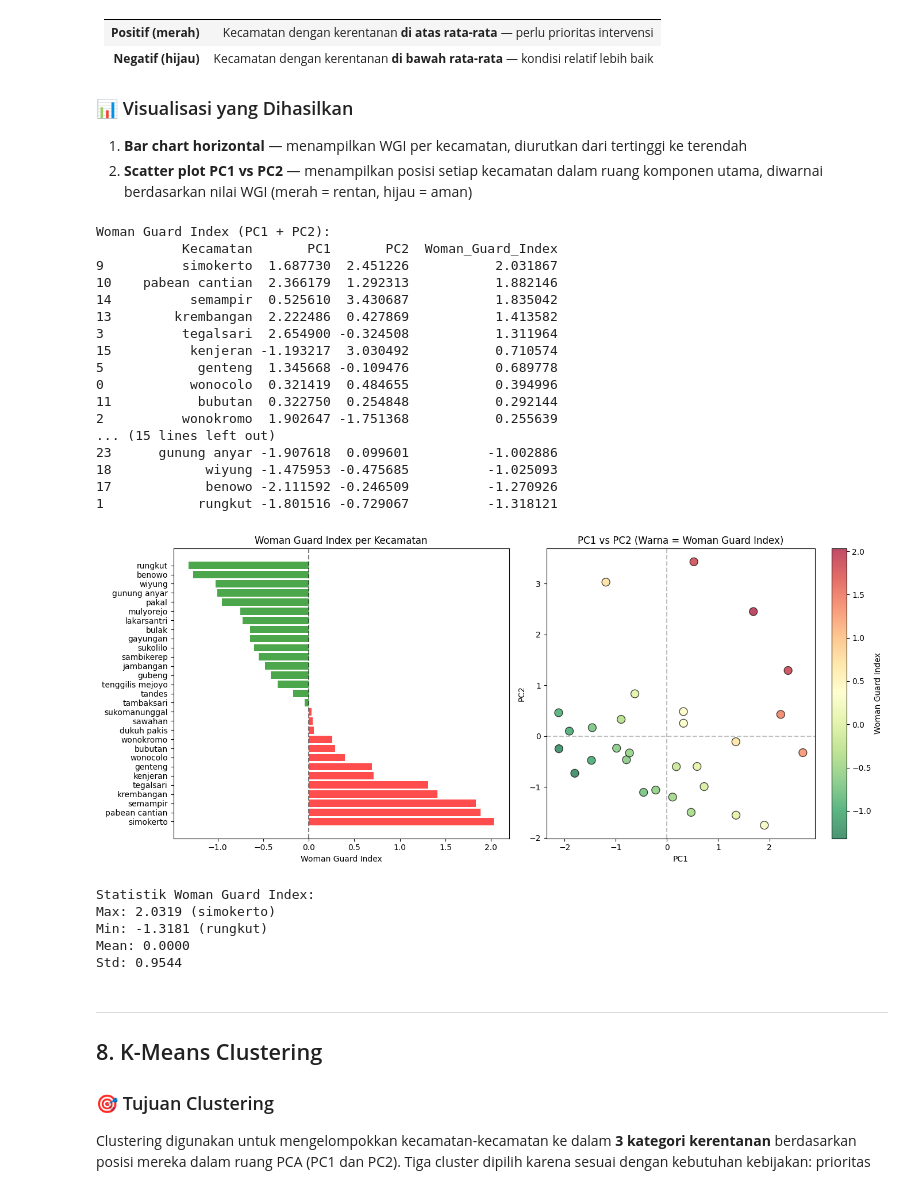
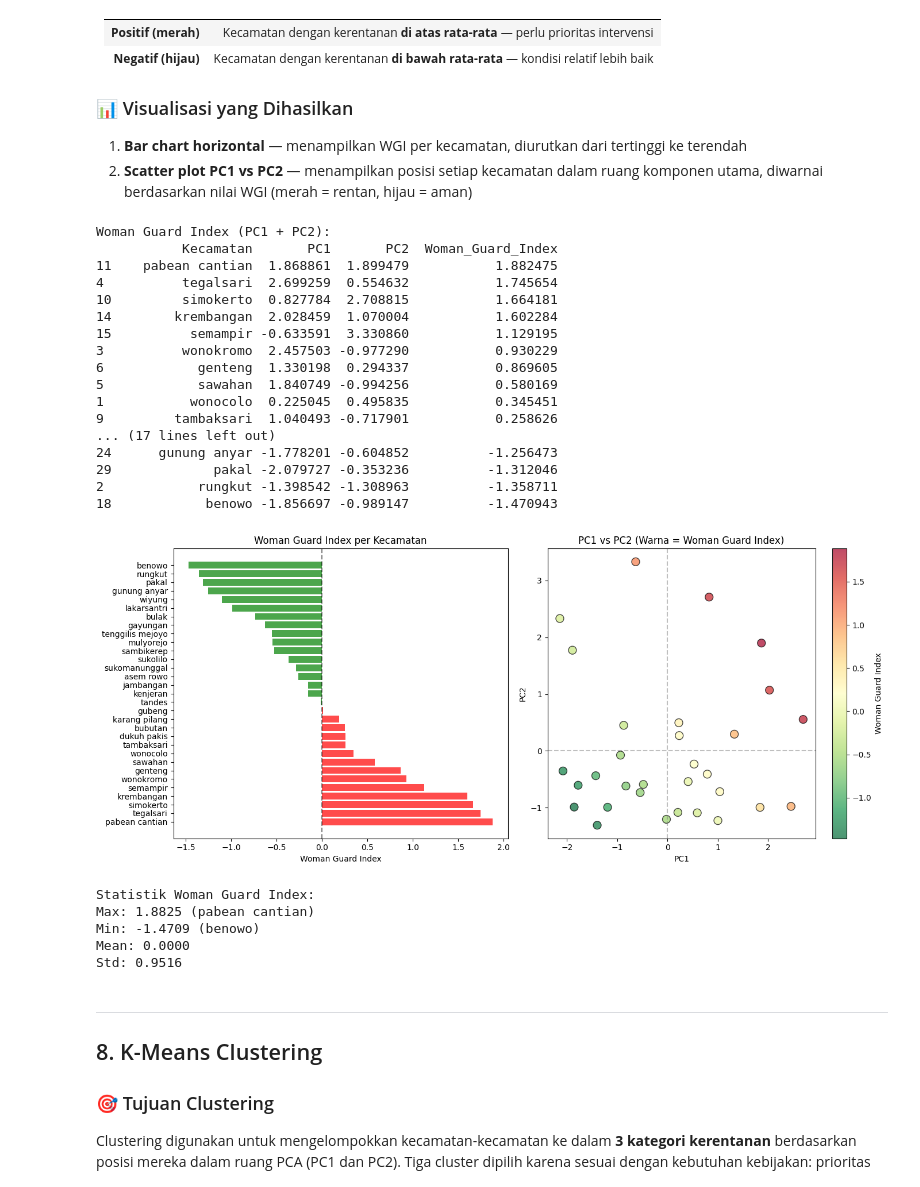
Before and after one commit to difta11/womanguard-index-surabaya, a Jupyter notebook: WomanGuard.ipynb, the cells around one changed output. Saved outputs shown, nothing was run; the diff lists cells and outputs as text; code cells hidden in the pictures.

```diff
--- a/WomanGuard.ipynb
+++ b/WomanGuard.ipynb
@@ -434,3 +444,5 @@ df = x1.merge(x2, on="Kecamatan").merge(x3, on="Kecamatan").merge(x4, on="Kecama
+# %%
+df = pd.read_csv("D:\KULIAH\Project\womanguard-index-surabaya\Data\df_cleaned.csv")
 # %% [markdown]
 ---
 
@@ -643,8 +655,8 @@ $$\text{WGI} = w_1 \times PC1 + w_2 \times PC2$$
 2. **Scatter plot PC1 vs PC2** — menampilkan posisi setiap kecamatan dalam ruang komponen utama, diwarnai berdasarkan nilai WGI (merah = rentan, hijau = aman)
 # %%
 # Hitung Woman Guard Index = PC1 + PC2 (komponen dengan variance tertinggi)
-w1 = 0.46942858 / (0.46942858 + 0.38522656)
-w2 = 0.38522656 / (0.46942858 + 0.38522656)
+w1 = 0.4694244 / (0.4694244 + 0.3758495)
+w2 = 0.3758495 / (0.4694244 + 0.3758495)
 pca_df['Woman_Guard_Index'] = w1 * pca_df['PC1'] + w2 * pca_df['PC2']
 
 # Tampilkan hasil
@@ -660,51 +672,51 @@ sorted_df = pca_df.sort_values('Woman_Guard_Index', ascending=False)
 colors = ['red' if x > 0 else 'green' for x in sorted_df['Woman_Guard_Index']]
 plt.barh(sorted_df['Kecamatan'], sorted_df['Woman_Guard_Index'], color=colors, alpha=0.7)
 plt.xlabel('Woman Guard Index')
 plt.title('Woman Guard Index per Kecamatan')
 plt.axvline(x=0, color='black', linestyle='--', alpha=0.5)
 
 # Plot 2: Scatter PC1 vs PC2 dengan warna berdasarkan WGI
 plt.subplot(1, 2, 2)
 scatter = plt.scatter(pca_df['PC1'], pca_df['PC2'], c=pca_df['Woman_Guard_Index'],
                       cmap='RdYlGn_r', s=100, alpha=0.7, edgecolors='black')
 plt.colorbar(scatter, label='Woman Guard Index')
 plt.xlabel('PC1')
 plt.ylabel('PC2')
 plt.title('PC1 vs PC2 (Warna = Woman Guard Index)')
 plt.axhline(y=0, color='gray', linestyle='--', alpha=0.5)
 plt.axvline(x=0, color='gray', linestyle='--', alpha=0.5)
 
 plt.tight_layout()
 plt.savefig("D:/KULIAH/Project/womanguard-index-surabaya/Plot/Woman_Guard_Index.png", dpi=300)
 plt.show()
 
 # Statistik
 print(f"\nStatistik Woman Guard Index:")
 print(f"Max: {pca_df['Woman_Guard_Index'].max():.4f} ({pca_df.loc[pca_df['Woman_Guard_Index'].idxmax(), 'Kecamatan']})")
 print(f"Min: {pca_df['Woman_Guard_Index'].min():.4f} ({pca_df.loc[pca_df['Woman_Guard_Index'].idxmin(), 'Kecamatan']})")
 print(f"Mean: {pca_df['Woman_Guard_Index'].mean():.4f}")
 print(f"Std: {pca_df['Woman_Guard_Index'].std():.4f}")
 # %% [output]
 Woman Guard Index (PC1 + PC2):
            Kecamatan       PC1       PC2  Woman_Guard_Index
-9          simokerto  1.687730  2.451226           2.031867
-10    pabean cantian  2.366179  1.292313           1.882146
-14          semampir  0.525610  3.430687           1.835042
-13        krembangan  2.222486  0.427869           1.413582
-3          tegalsari  2.654900 -0.324508           1.311964
-15          kenjeran -1.193217  3.030492           0.710574
-5            genteng  1.345668 -0.109476           0.689778
-0           wonocolo  0.321419  0.484655           0.394996
-11           bubutan  0.322750  0.254848           0.292144
-2          wonokromo  1.902647 -1.751368           0.255639
-... (15 lines left out)
-23      gunung anyar -1.907618  0.099601          -1.002886
-18            wiyung -1.475953 -0.475685          -1.025093
-17            benowo -2.111592 -0.246509          -1.270926
-1            rungkut -1.801516 -0.729067          -1.318121
+11    pabean cantian  1.868861  1.899479           1.882475
+4          tegalsari  2.699259  0.554632           1.745654
+10         simokerto  0.827784  2.708815           1.664181
+14        krembangan  2.028459  1.070004           1.602284
+15          semampir -0.633591  3.330860           1.129195
+3          wonokromo  2.457503 -0.977290           0.930229
+6            genteng  1.330198  0.294337           0.869605
+5            sawahan  1.840749 -0.994256           0.580169
+1           wonocolo  0.225045  0.495835           0.345451
+9         tambaksari  1.040493 -0.717901           0.258626
+... (17 lines left out)
+24      gunung anyar -1.778201 -0.604852          -1.256473
+29             pakal -2.079727 -0.353236          -1.312046
+2            rungkut -1.398542 -1.308963          -1.358711
+18            benowo -1.856697 -0.989147          -1.470943
-[figure, old version]
+[figure, new version]
 Statistik Woman Guard Index:
-Max: 2.0319 (simokerto)
-Min: -1.3181 (rungkut)
+Max: 1.8825 (pabean cantian)
+Min: -1.4709 (benowo)
 Mean: 0.0000
-Std: 0.9544
+Std: 0.9516
```
Also changed, not shown: parts of 18 cells of this notebook, 13 other files.
